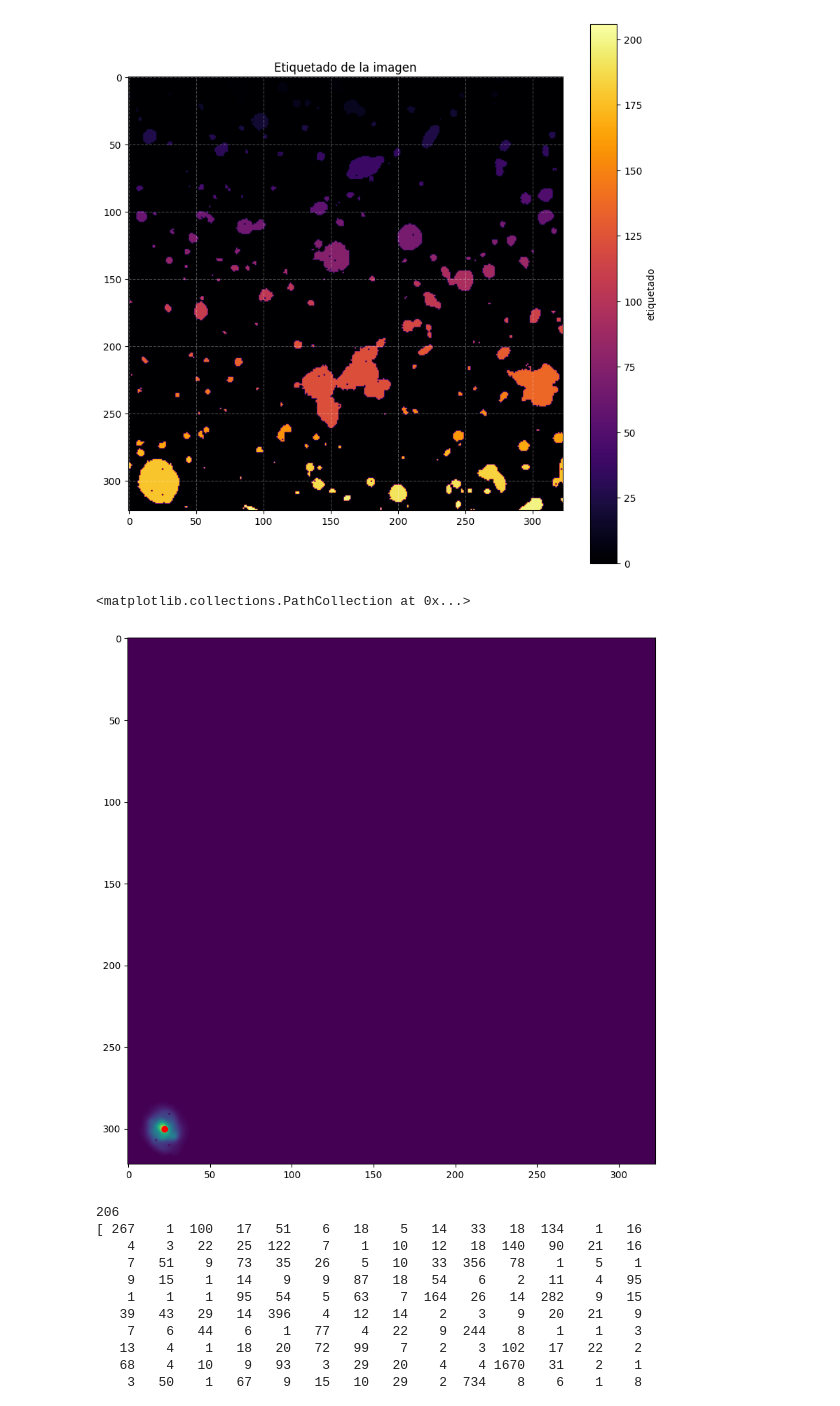
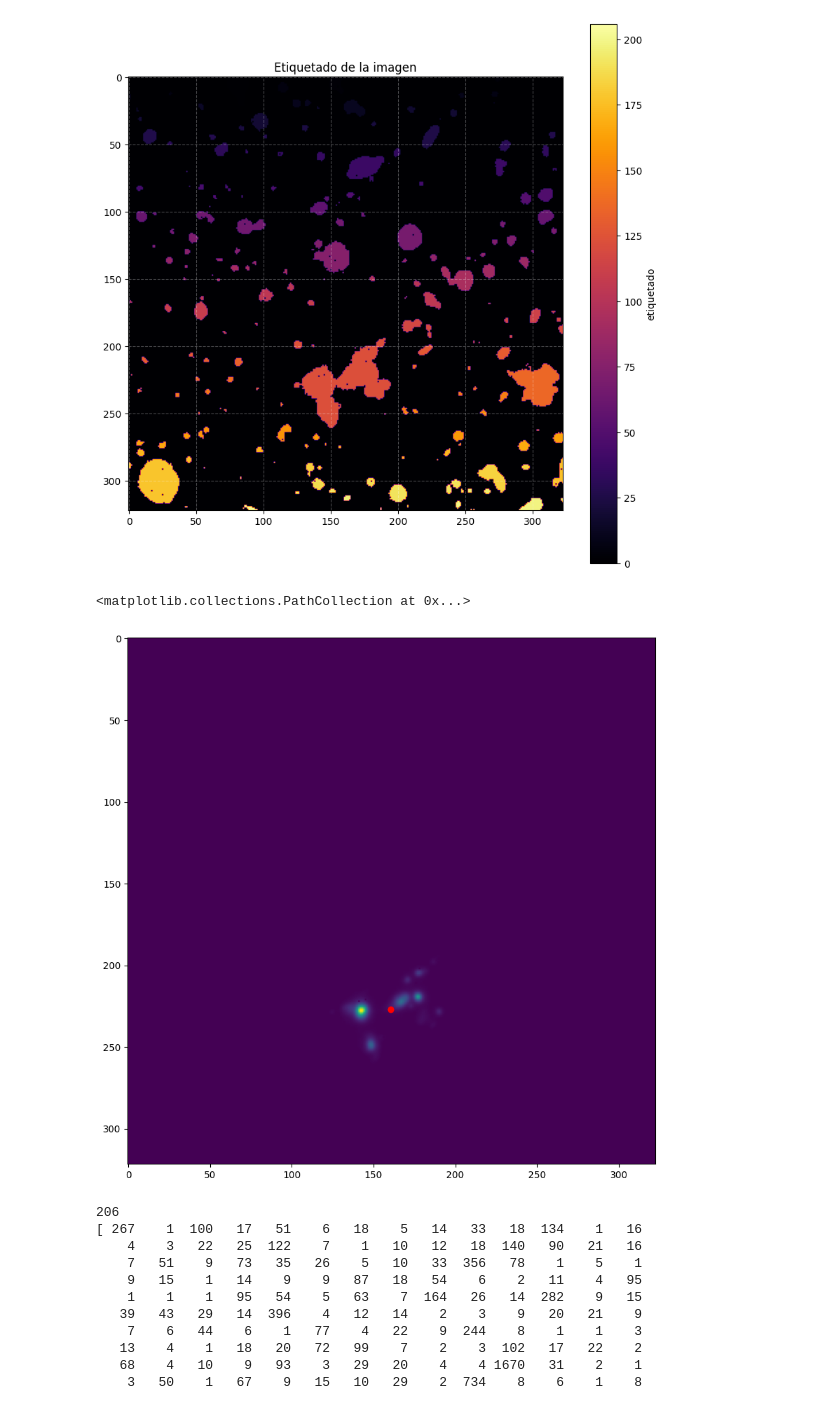
Before and after one commit to CrushinAngel/Galaxias-en-Deep-Fields, a Jupyter notebook: Deep_Fields.ipynb, the cells around one changed output. Cells and saved outputs as stored; diff of their text form; code cells hidden in the pictures.

```diff
--- a/Deep_Fields.ipynb
+++ b/Deep_Fields.ipynb
@@ -220,17 +220,17 @@ plt.show()
 # %%
 ind_masks = []
 ind_centroids = []
 
 for i in range(0, num_labels):
   ind_masks.append(white_masked*(labels_im == i))
   ind_centroids.append(centroids[i])
 
 plt.figure(figsize = (10,10))
-plt.imshow(ind_masks[178])
-plt.scatter(ind_centroids[178][0], ind_centroids[178][1], color = 'red')
+plt.imshow(ind_masks[123])
+plt.scatter(ind_centroids[123][0], ind_centroids[123][1], color = 'red')
 # %% [output]
 <matplotlib.collections.PathCollection at 0x...>
-[figure, old version]
+[figure, new version]
 # %%
 prueba_hist = np.array([np.sum(labels_im == i) for i in range(1, 207)])
 
```
Also changed, not shown: parts of 1 cell of this notebook.
